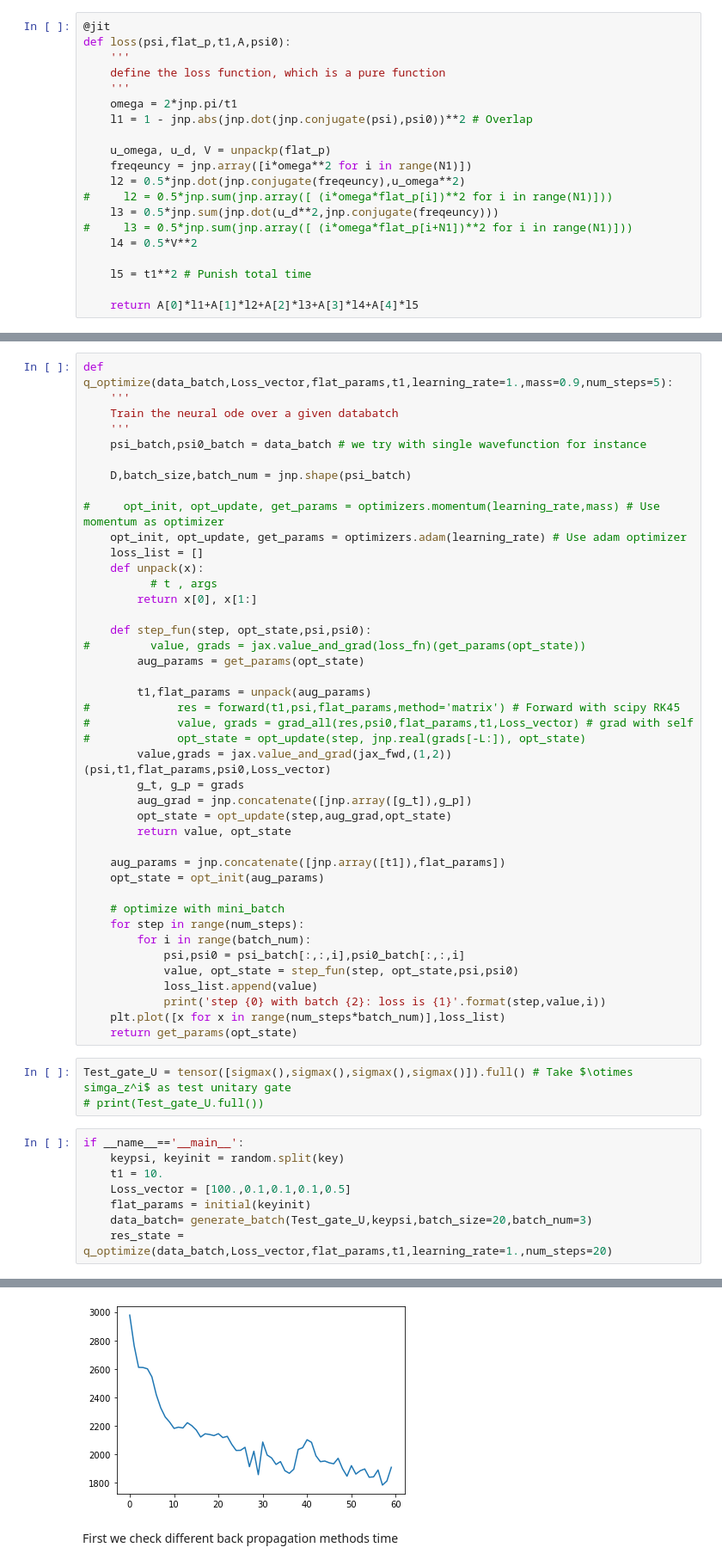
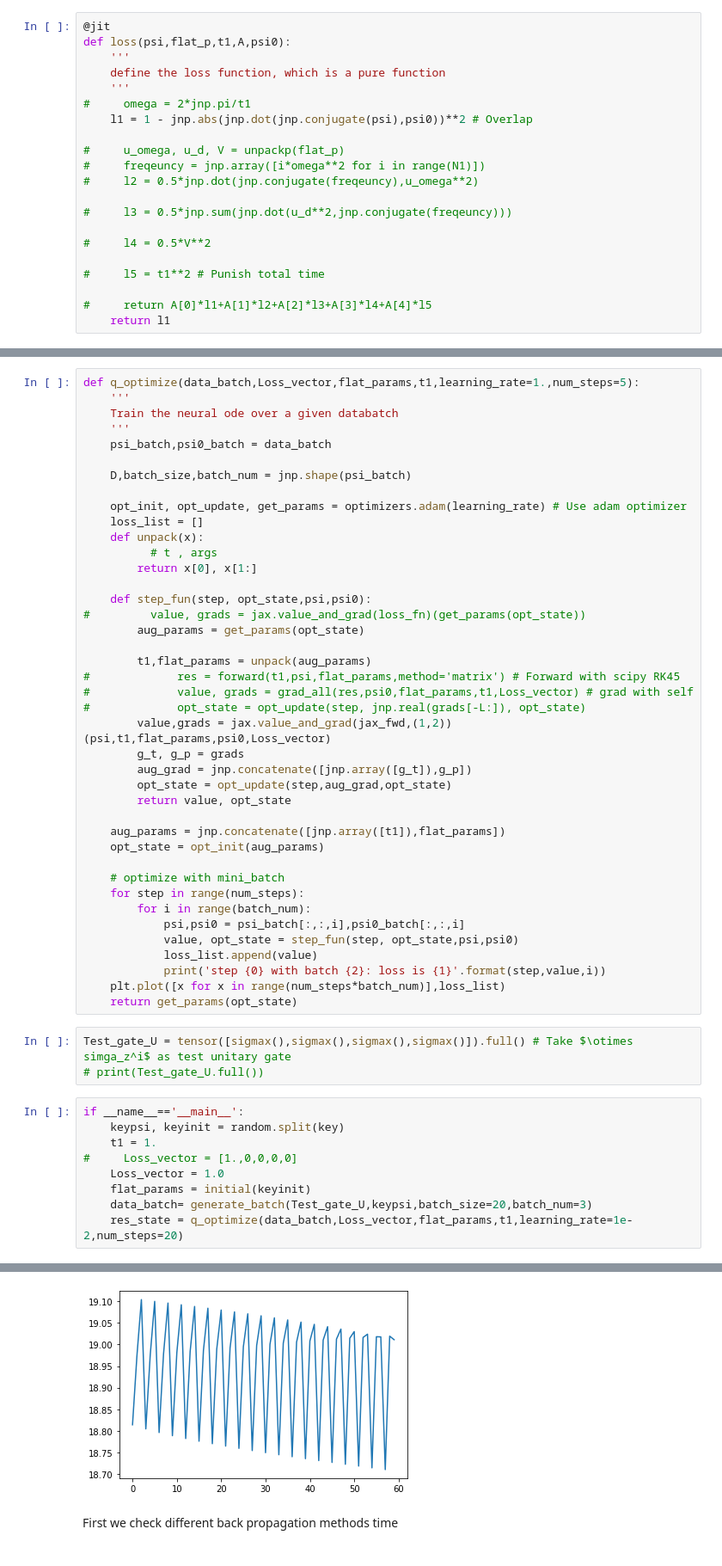
Before and after one commit to jeffreyyao128/qoptimize, a Jupyter notebook: main.ipynb, the cells around one changed output, grey strips where cells are left out. Shown at 86% size. Drawn from its saved outputs; the diff is of its cells as text.

```diff
--- a/main.ipynb
+++ b/main.ipynb
@@ -160,20 +160,21 @@ def loss(psi,flat_p,t1,A,psi0):
     '''
     define the loss function, which is a pure function
     '''
-    omega = 2*jnp.pi/t1
+#     omega = 2*jnp.pi/t1
     l1 = 1 - jnp.abs(jnp.dot(jnp.conjugate(psi),psi0))**2 # Overlap
 
-    u_omega, u_d, V = unpackp(flat_p)
-    freqeuncy = jnp.array([i*omega**2 for i in range(N1)])
-    l2 = 0.5*jnp.dot(jnp.conjugate(freqeuncy),u_omega**2)
-#     l2 = 0.5*jnp.sum(jnp.array([ (i*omega*flat_p[i])**2 for i in range(N1)]))
-    l3 = 0.5*jnp.sum(jnp.dot(u_d**2,jnp.conjugate(freqeuncy)))
-#     l3 = 0.5*jnp.sum(jnp.array([ (i*omega*flat_p[i+N1])**2 for i in range(N1)]))
-    l4 = 0.5*V**2
+#     u_omega, u_d, V = unpackp(flat_p)
+#     freqeuncy = jnp.array([i*omega**2 for i in range(N1)])
+#     l2 = 0.5*jnp.dot(jnp.conjugate(freqeuncy),u_omega**2)
 
-    l5 = t1**2 # Punish total time
+#     l3 = 0.5*jnp.sum(jnp.dot(u_d**2,jnp.conjugate(freqeuncy)))
 
-    return A[0]*l1+A[1]*l2+A[2]*l3+A[3]*l4+A[4]*l5
+#     l4 = 0.5*V**2
+
+#     l5 = t1**2 # Punish total time
+
+#     return A[0]*l1+A[1]*l2+A[2]*l3+A[3]*l4+A[4]*l5
+    return l1
 # %%
 def grad_all(psi1,psi0,flat_p,t1,A,method='matrix'):
     '''
@@ -334,15 +335,14 @@ def jax_fwd_psi(psi_init,t1,flat_p,psi0,Loss_vec):
 
     return psi_final
 # %%
-def q_optimize(data_batch,Loss_vector,flat_params,t1,learning_rate=1.,mass=0.9,num_steps=5):
+def q_optimize(data_batch,Loss_vector,flat_params,t1,learning_rate=1.,num_steps=5):
     '''
     Train the neural ode over a given databatch
     '''
-    psi_batch,psi0_batch = data_batch # we try with single wavefunction for instance
+    psi_batch,psi0_batch = data_batch
 
     D,batch_size,batch_num = jnp.shape(psi_batch)
 
-#     opt_init, opt_update, get_params = optimizers.momentum(learning_rate,mass) # Use momentum as optimizer
     opt_init, opt_update, get_params = optimizers.adam(learning_rate) # Use adam optimizer
     loss_list = []
     def unpack(x):
@@ -381,9 +381,10 @@ Test_gate_U = tensor([sigmax(),sigmax(),sigmax(),sigmax()]).full() # Take $\otim
 # %%
 if __name__=='__main__':
     keypsi, keyinit = random.split(key)
-    t1 = 10.
-    Loss_vector = [100.,0.1,0.1,0.1,0.5]
+    t1 = 1.
+#     Loss_vector = [1.,0,0,0,0]
+    Loss_vector = 1.0
     flat_params = initial(keyinit)
     data_batch= generate_batch(Test_gate_U,keypsi,batch_size=20,batch_num=3)
-    res_state = q_optimize(data_batch,Loss_vector,flat_params,t1,learning_rate=1.,num_steps=20)
+    res_state = q_optimize(data_batch,Loss_vector,flat_params,t1,learning_rate=1e-2,num_steps=20)
 # %% [output]
@@ -407,4 +408,4 @@ step 19 with batch 2: loss is 1909.7423216012544
-[figure, old version]
+[figure, new version]
 # %% [markdown]
 First we check different back propagation methods time
 # %%
```
Also changed, not shown: parts of 1 cell of this notebook.
